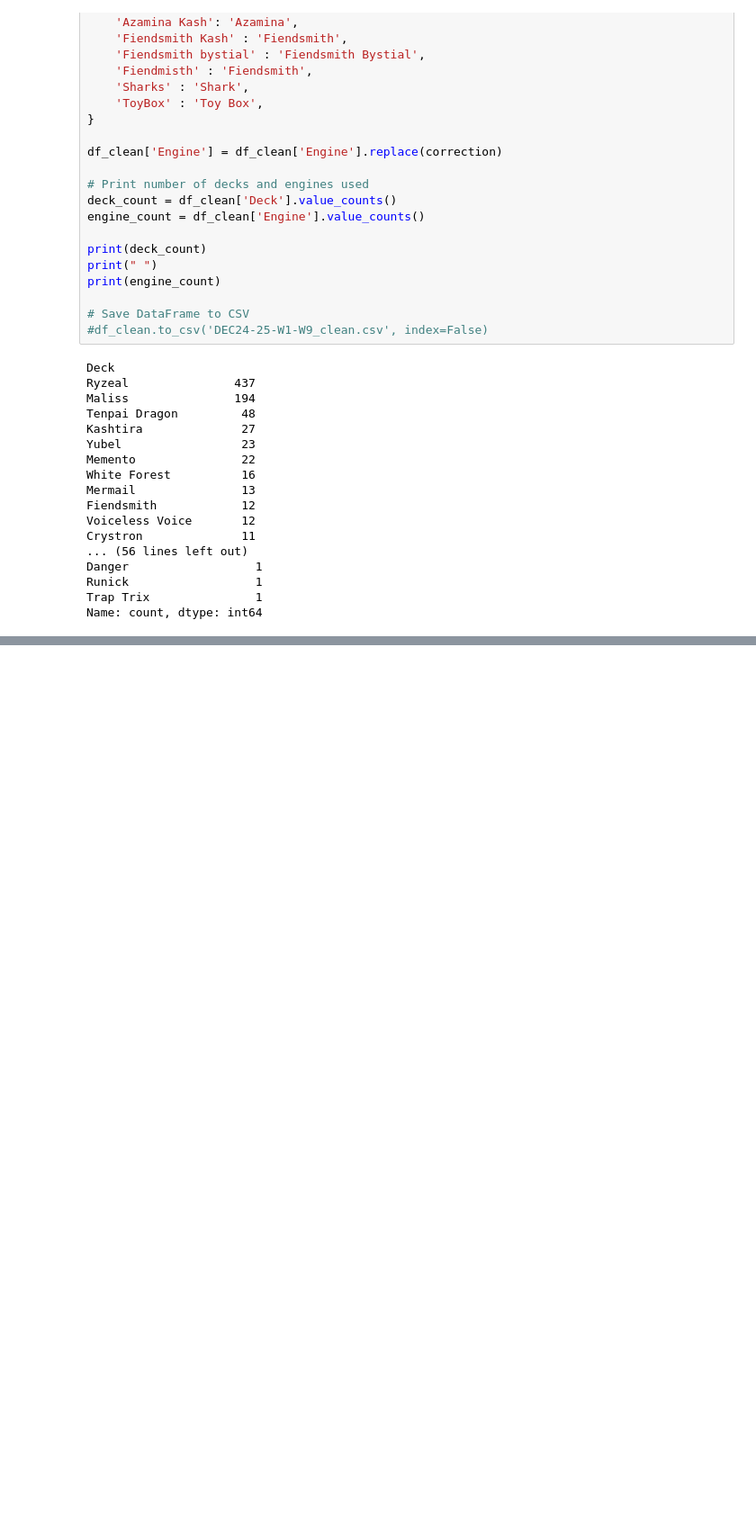
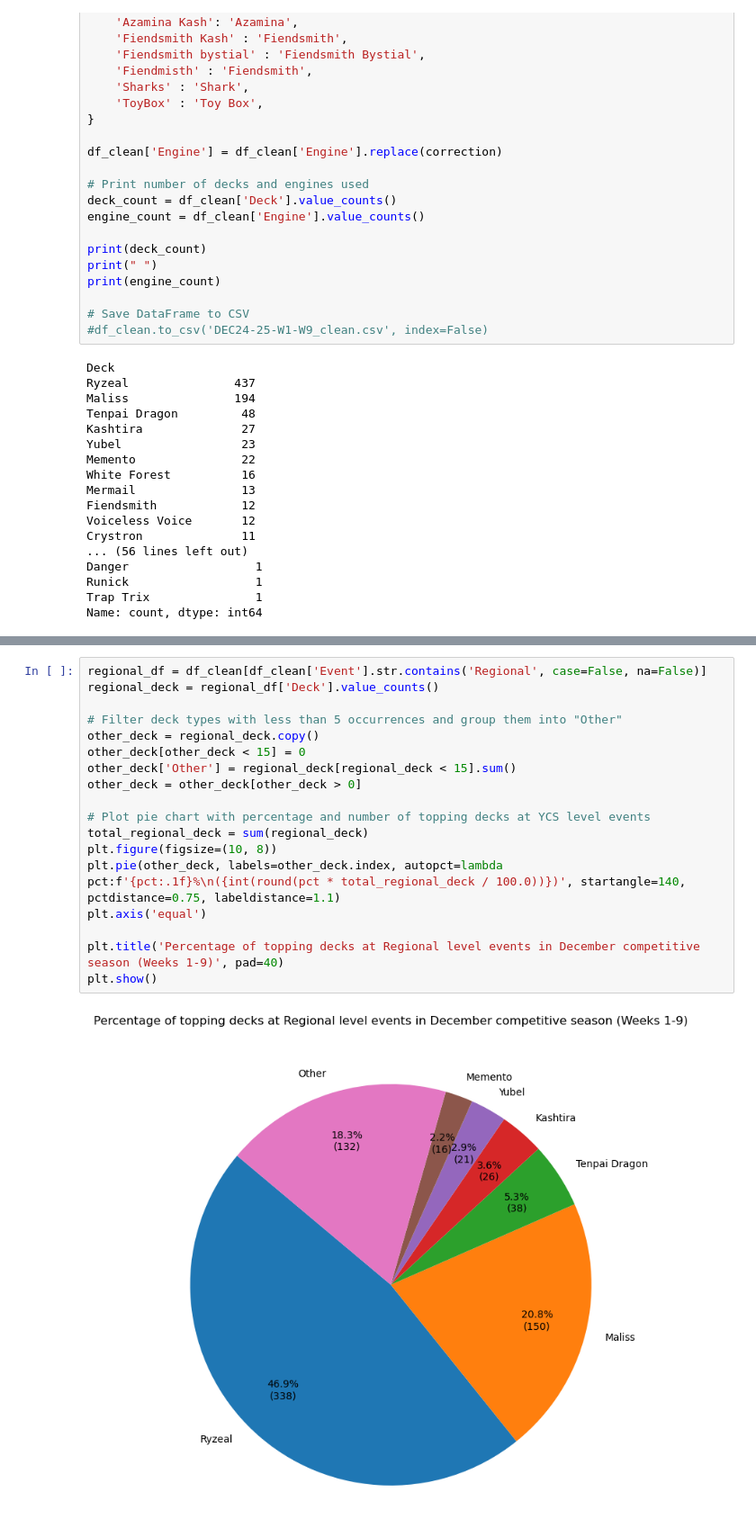
Before and after one commit to viktortrilar/data-analysis-projects, a Jupyter notebook: Yu-Gi-Oh_December_Format_Tournament_Performance.ipynb, the cells around one changed output, grey strips where cells are left out. Shown at 90% size. Drawn from its saved outputs; the diff is of its cells as text; blank space fills up the shorter version.

Commit message:
add pie chart for ycs and regionals

```diff
--- a/Yu-Gi-Oh_December_Format_Tournament_Performance.ipynb
+++ b/Yu-Gi-Oh_December_Format_Tournament_Performance.ipynb
@@ -133,0 +118,20 @@ plt.show()
+# %%
+regional_df = df_clean[df_clean['Event'].str.contains('Regional', case=False, na=False)]
+regional_deck = regional_df['Deck'].value_counts()
+
+# Filter deck types with less than 5 occurrences and group them into "Other"
+other_deck = regional_deck.copy()
+other_deck[other_deck < 15] = 0
+other_deck['Other'] = regional_deck[regional_deck < 15].sum()
+other_deck = other_deck[other_deck > 0]
+
+# Plot pie chart with percentage and number of topping decks at YCS level events
+total_regional_deck = sum(regional_deck)
+plt.figure(figsize=(10, 8))
+plt.pie(other_deck, labels=other_deck.index, autopct=lambda pct:f'{pct:.1f}%\n({int(round(pct * total_regional_deck / 100.0))})', startangle=140, pctdistance=0.75, labeldistance=1.1)
+plt.axis('equal')
+
+plt.title('Percentage of topping decks at Regional level events in December competitive season (Weeks 1-9)', pad=40)
+plt.show()
+# %% [output]
+[figure, added]
```
Also changed, not shown: parts of 3 cells of this notebook.
